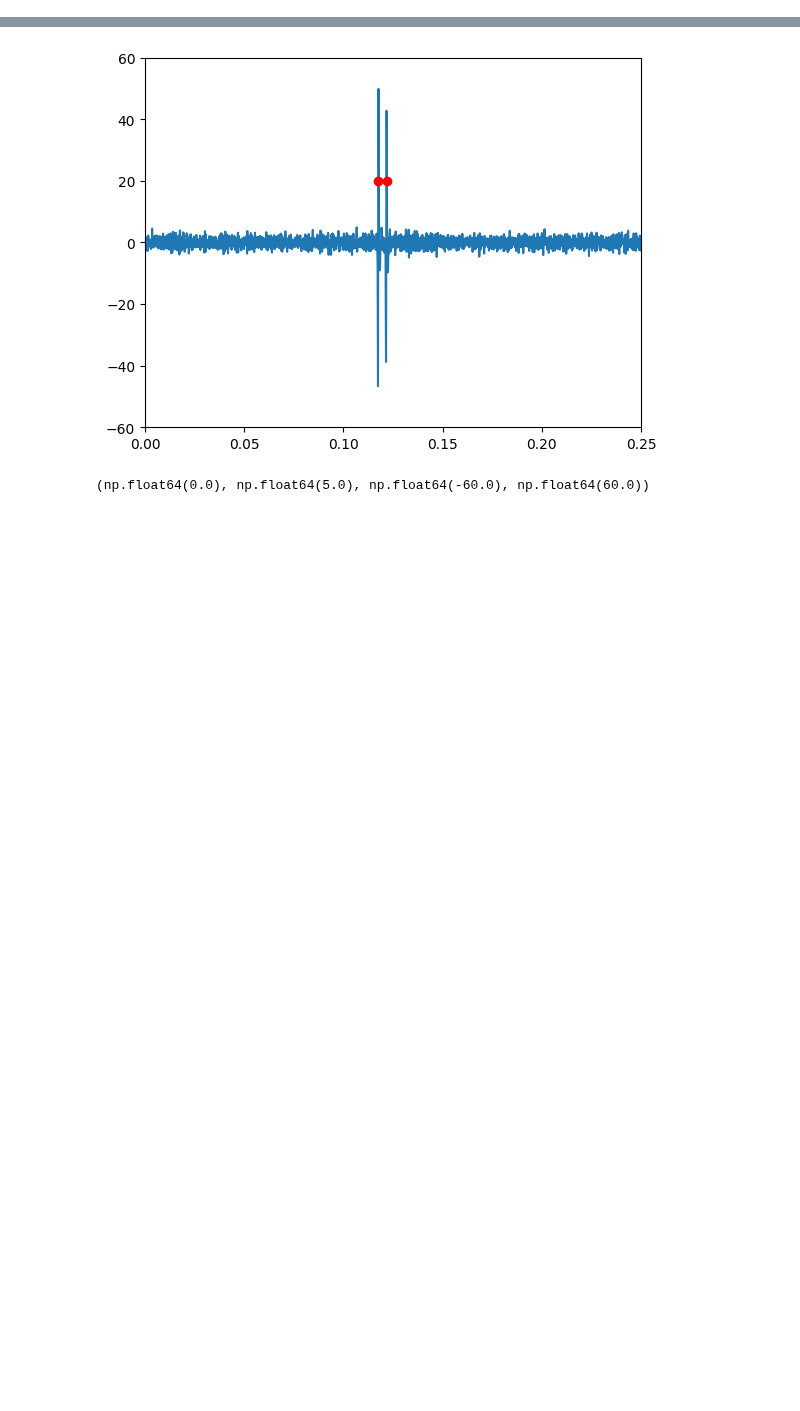
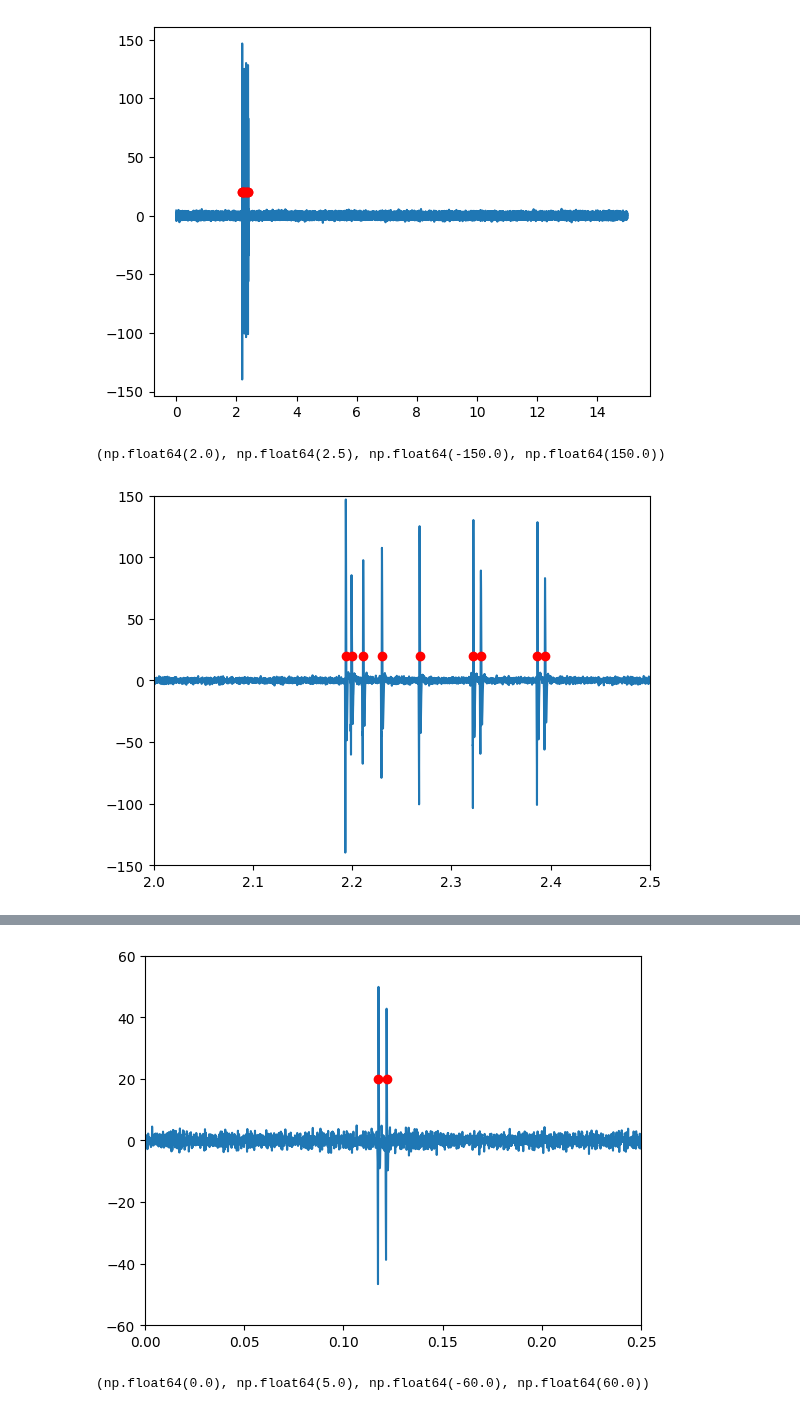
Before and after one commit to bkim346/Neitz_Analysis_Suite, a Jupyter notebook: testingbed.ipynb, the cells around one changed output, grey strips where cells are left out. Cells and saved outputs as stored; diff of their text form; code cells hidden in the pictures; blank space fills up the shorter version.

Commit message:
added data

```diff
--- a/testingbed.ipynb
+++ b/testingbed.ipynb
@@ -11,3 +11,33 @@ abf.setSweep(0,channel= 2)  # Channel 2 is Stim channel
 stim_ch = abf.sweepY.copy()
 stim_ch_m = max(stim_ch)
 stim_ch = (stim_ch-stim_ch_m)*-1
+# %%
+import pyabf
+
+
+abf = pyabf.ABF("data/2026_01_14_0007.abf")  # load the file
+abf.setSweep(0,channel= 0)  # Channel 0 is recording channel
+spike_ch = abf.sweepY.copy()
+time_vec = abf.sweepX.copy()
+
+abf.setSweep(0,channel= 2)  # Channel 2 is Stim channel
+stim_ch = abf.sweepY.copy()
+stim_ch_m = max(stim_ch)
+stim_ch = (stim_ch-stim_ch_m)*-1
+
+from scipy.signal import find_peaks
+import matplotlib.pyplot as plt
+peaks, _ = find_peaks(spike_ch, height = 20)
+plt.plot(time_vec,spike_ch)
+plt.plot(peaks/2e4,[20]*len(peaks),'o',c = 'red')
+# plt.axis([0, 16, -60, 60])
+plt.show()
+
+
+plt.plot(time_vec,spike_ch)
+plt.plot(peaks/2e4,[20]*len(peaks),'o',c = 'red')
+plt.axis([2.2, 2.5, -150, 150])
+# %% [output]
+[figure, added]
+(np.float64(2.0), np.float64(2.5), np.float64(-150.0), np.float64(150.0))
+[figure, added]
```
Also changed, not shown: parts of 3 cells of this notebook, 27 other files.
